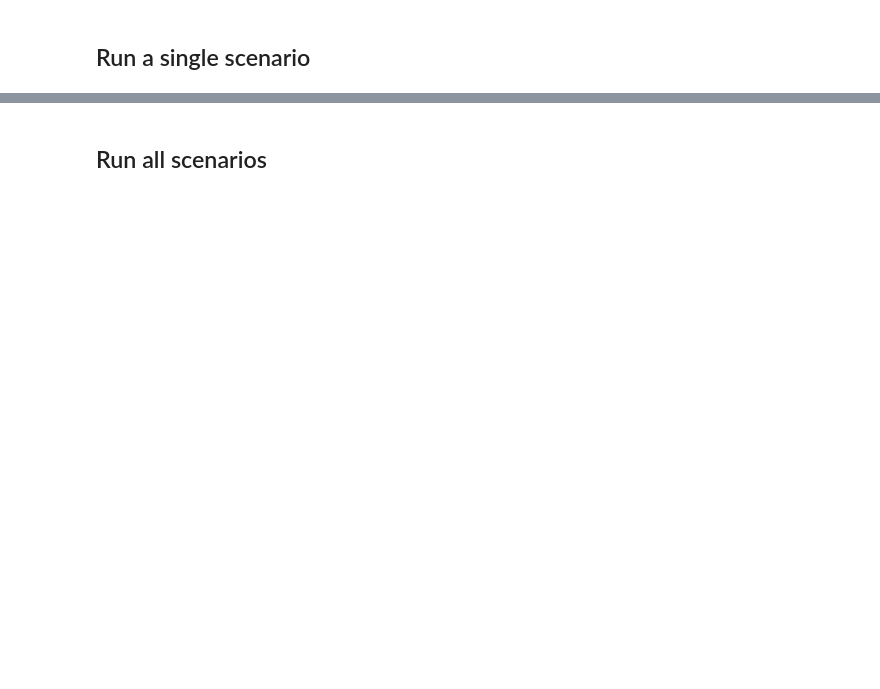
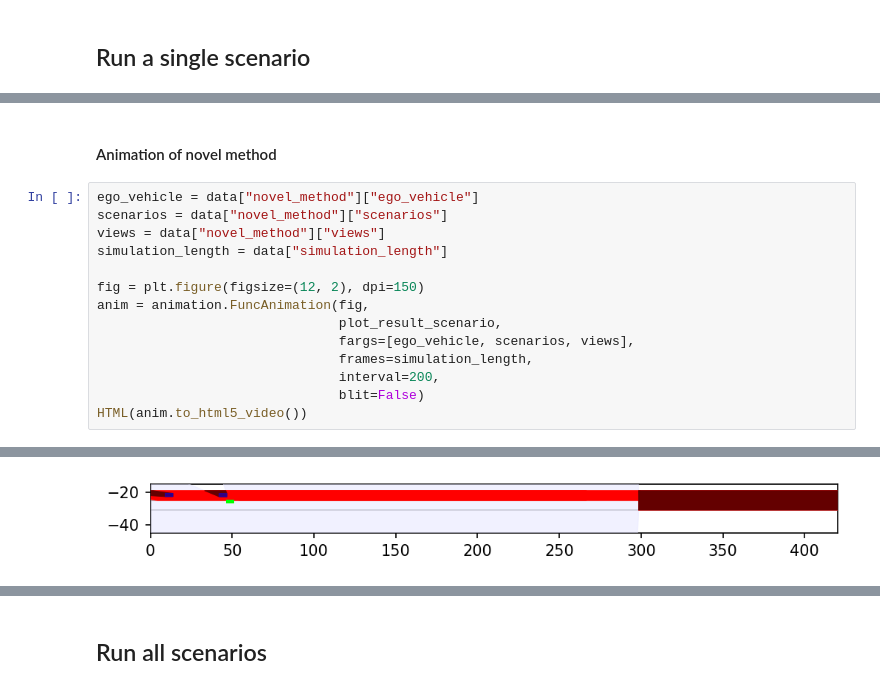
Before and after one commit to haastregt/occlusion_tracking, a Jupyter notebook: highd_scenarios.ipynb, the cells around one changed output, grey strips where cells are left out. Drawn from its saved outputs; the diff is of its cells as text; blank space fills up the shorter version.

```diff
--- a/highd_scenarios.ipynb
+++ b/highd_scenarios.ipynb
@@ -129,0 +140,17 @@ NameError: name 'yaml' is not defined
+# %% [markdown]
+#### Animation of novel method
+# %%
+ego_vehicle = data["novel_method"]["ego_vehicle"]
+scenarios = data["novel_method"]["scenarios"]
+views = data["novel_method"]["views"]
+simulation_length = data["simulation_length"]
+
+fig = plt.figure(figsize=(12, 2), dpi=150)
+anim = animation.FuncAnimation(fig,
+                               plot_result_scenario,
+                               fargs=[ego_vehicle, scenarios, views],
+                               frames=simulation_length,
+                               interval=200,
+                               blit=False)
+HTML(anim.to_html5_video())
+# %% [output]
@@ -129,0 +158 @@ NameError: name 'yaml' is not defined
+[figure, added]
```
Also changed, not shown: parts of 31 cells of this notebook, 9 other files.
